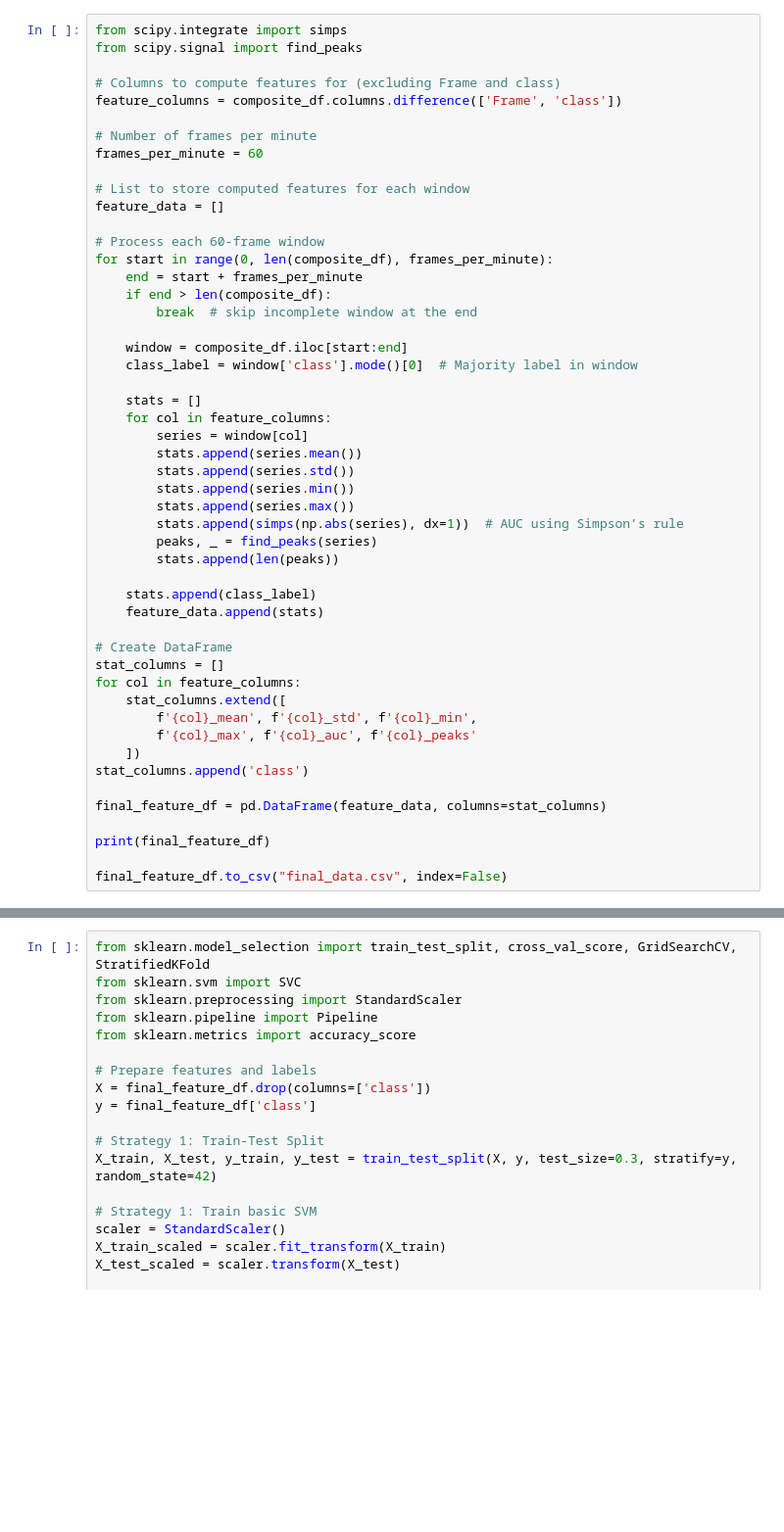
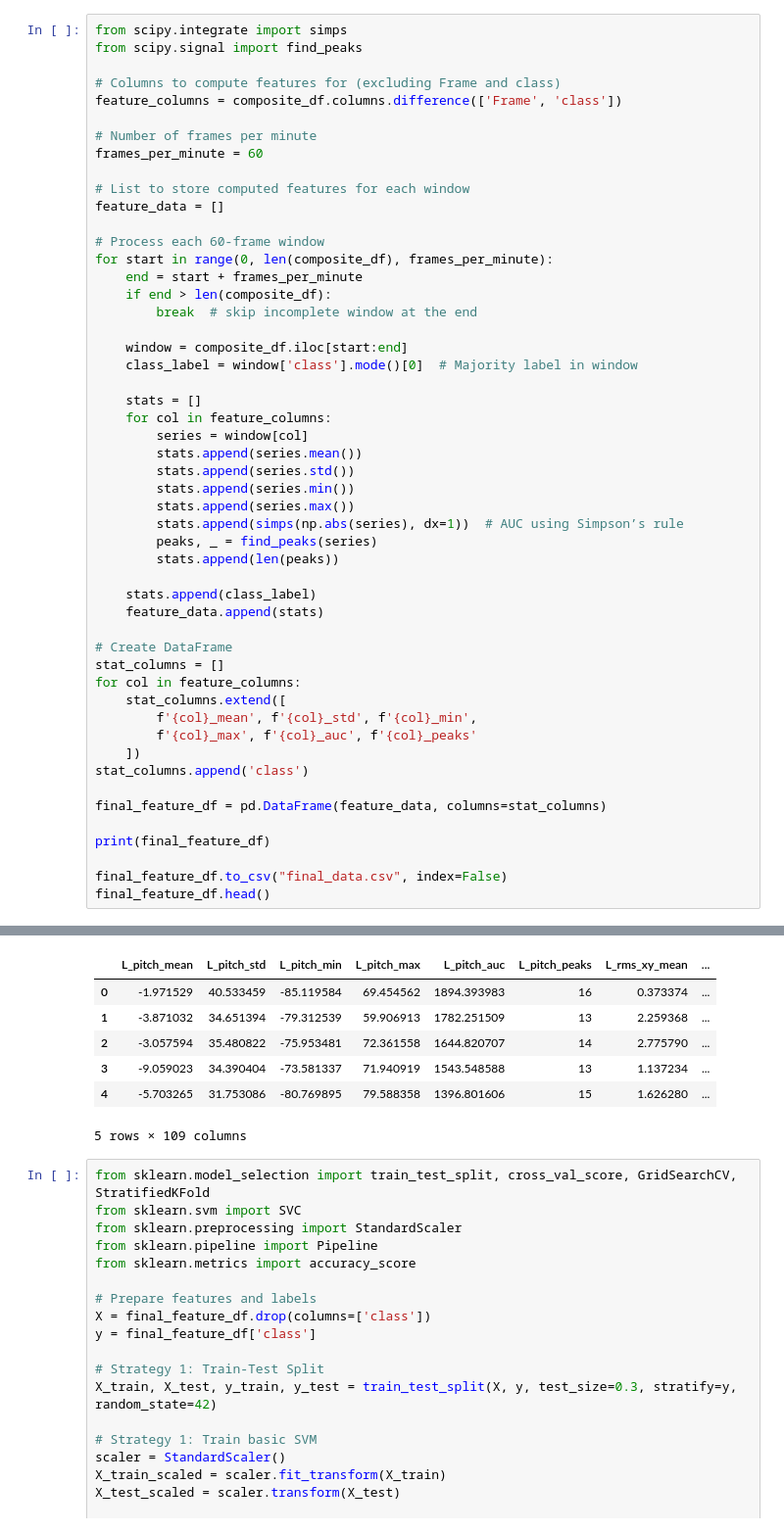
Before and after one commit to AshrafToor/COS40007_AIE, a Jupyter notebook: Assessment2/assessment2.ipynb, the cells around one changed output, grey strips where cells are left out. Shown at 98% size. Cells and saved outputs as stored; diff of their text form; blank space fills up the shorter version.

```diff
--- a/Assessment2/assessment2.ipynb
+++ b/Assessment2/assessment2.ipynb
@@ -96,33 +112,41 @@ stat_columns = []
 for col in feature_columns:
     stat_columns.extend([
         f'{col}_mean', f'{col}_std', f'{col}_min',
         f'{col}_max', f'{col}_auc', f'{col}_peaks'
     ])
 stat_columns.append('class')
 
 final_feature_df = pd.DataFrame(feature_data, columns=stat_columns)
 
 print(final_feature_df)
 
 final_feature_df.to_csv("final_data.csv", index=False)
+final_feature_df.head()
 # %% [output]
       L_pitch_mean  L_pitch_std  L_pitch_min  L_pitch_max  L_pitch_auc  \
 0        -1.971529    40.533459   -85.119584    69.454562  1894.393983
 1        -3.871032    34.651394   -79.312539    59.906913  1782.251509
 2        -3.057594    35.480822   -75.953481    72.361558  1644.820707
 3        -9.059023    34.390404   -73.581337    71.940919  1543.548588
 4        -5.703265    31.753086   -80.769895    79.588358  1396.801606
 ...            ...          ...          ...          ...          ...
 1196      8.067096    48.961397   -86.093522    78.550691  2612.527795
 1197     -3.391983    49.448505   -83.144075    88.664941  2530.994416
 1198     -5.634771    57.967050   -87.821547    76.225757  3148.851115
 1199    -17.493565    40.888678   -83.103686    82.524991  2229.164801
 1200     10.520722    47.098525   -71.262013    86.422047  2433.967661
 ... (63 lines left out)
 1199                       13      1
 1200                       13      1
 
 [1201 rows x 109 columns]
+|  | L_pitch_mean | L_pitch_std | L_pitch_min | L_pitch_max | L_pitch_auc | L_pitch_peaks | L_rms_xy_mean | ... |
+| 0 | -1.971529 | 40.533459 | -85.119584 | 69.454562 | 1894.393983 | 16 | 0.373374 | ... |
+| 1 | -3.871032 | 34.651394 | -79.312539 | 59.906913 | 1782.251509 | 13 | 2.259368 | ... |
+| 2 | -3.057594 | 35.480822 | -75.953481 | 72.361558 | 1644.820707 | 14 | 2.775790 | ... |
+| 3 | -9.059023 | 34.390404 | -73.581337 | 71.940919 | 1543.548588 | 13 | 1.137234 | ... |
+| 4 | -5.703265 | 31.753086 | -80.769895 | 79.588358 | 1396.801606 | 15 | 1.626280 | ... |
+5 rows × 109 columns
 # %%
 from sklearn.model_selection import train_test_split, cross_val_score, GridSearchCV, StratifiedKFold
 from sklearn.svm import SVC
```
Also changed, not shown: parts of 2 cells of this notebook, 8 other files.
